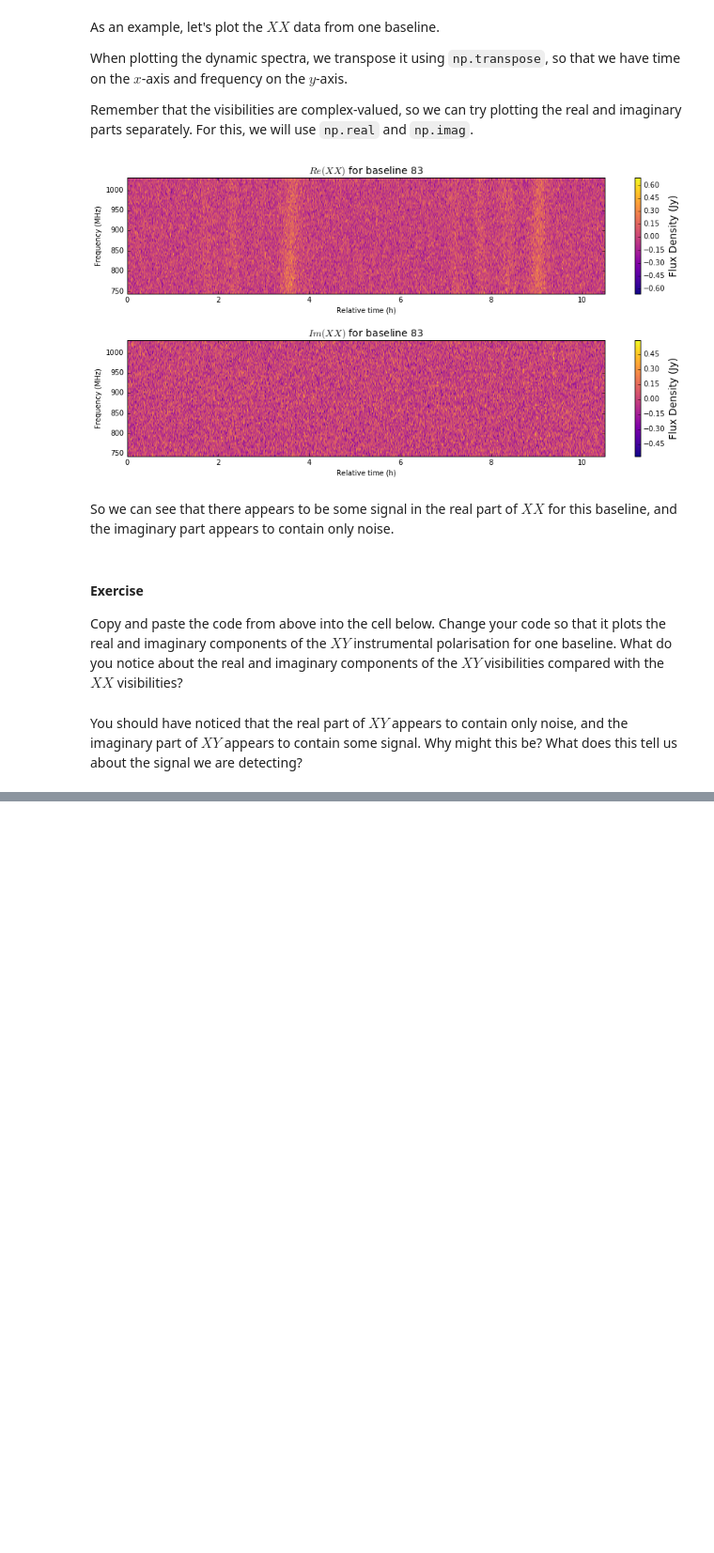
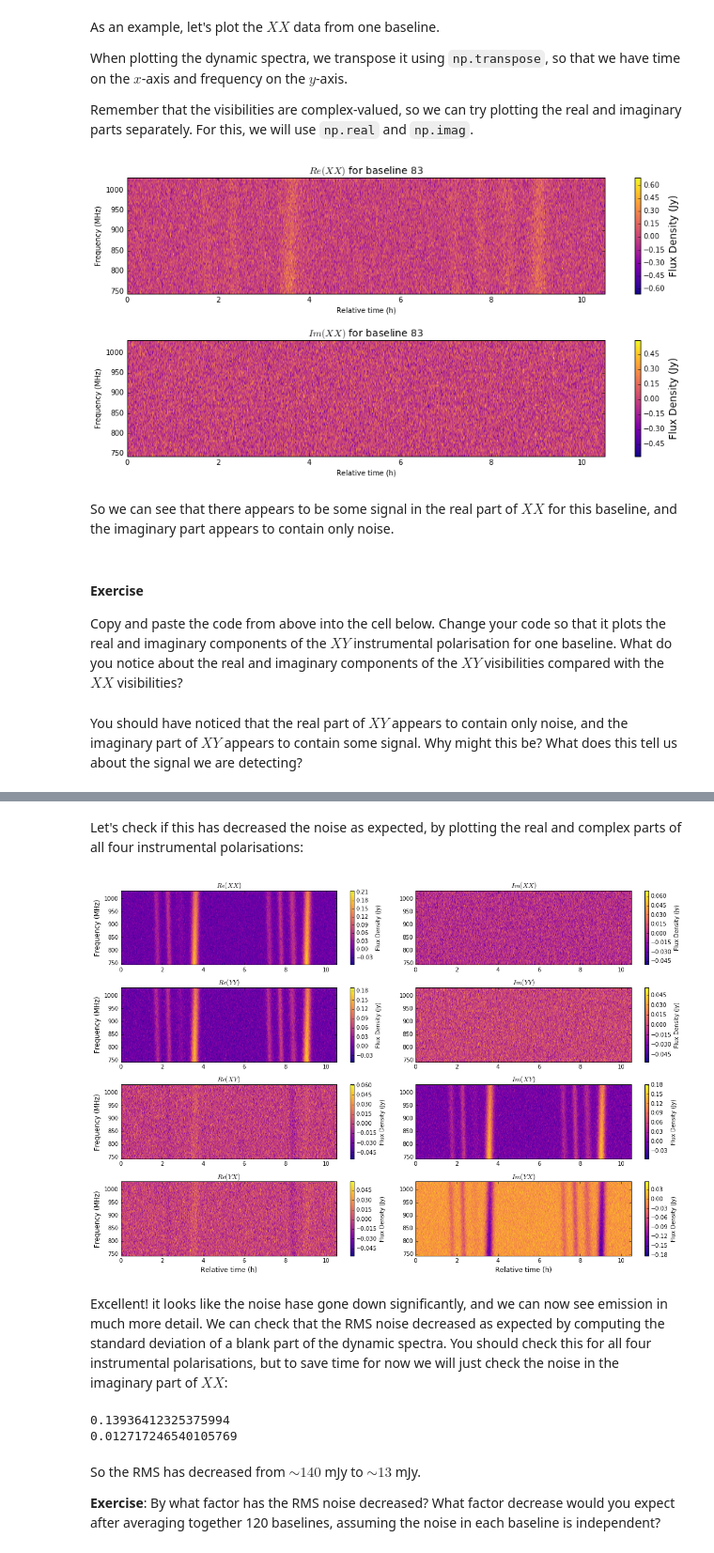
Before and after one commit to LBJ-Wade/SKA_school, a Jupyter notebook: dynamic_spectrum_tutorial.ipynb, the cells around one changed output, grey strips where cells are left out. Shown at 94% size. Saved outputs shown, nothing was run; the diff lists cells and outputs as text; code cells hidden in the pictures; blank space fills up the shorter version.

```diff
--- a/dynamic_spectrum_tutorial.ipynb
+++ b/dynamic_spectrum_tutorial.ipynb
@@ -108,22 +109,23 @@ When plotting the dynamic spectra, we transpose it using `np.transpose`, so that
 Remember that the visibilities are complex-valued, so we can try plotting the real and imaginary parts separately. For this, we will use `np.real` and `np.imag`.
 # %%
 #first, initialise a figure with two subplots:
-fig, (ax1, ax2) = plt.subplots(2, #two rows
-                               1, #one column
-                              figsize = (15, 7))
+fig, (ax1, ax2) = plt.subplots(2, #two rows of axes
+                               1, #one column of axes
+                              figsize = (15, 7) # a nice big figure
+                              )
 
-#choose a baseline number:
+#choose any baseline number:
 baseline = 83
 
 #get the XX dynamic spectrum for this baseline:
-XX_test = XX_baseline[:, :, baseline]
+XX_test = XX_baseline[:, :, baseline] # The colon ":" selects all indices for that axis
 
 #now we plot the real and imaginary parts using pyplot's imshow function
 re = ax1.imshow(np.transpose(np.real(XX_test)),
           aspect = 'auto', #make the aspect ratio sensible
           origin = 'lower', #put the origin in the lower left corner
           extent = [time[0], time[-1], freq[0], freq[-1]], #set the axis values
-          cmap = 'plasma' #use an attractive colormap
+          cmap = 'plasma' #Feel free to experiment with different colormaps e.g. viridis, magma, Blues
           )
 #create a color-bar and set its label
 fig.colorbar(re, ax = ax1).set_label('Flux Density (Jy)', fontsize = 14)
@@ -163,0 +173,66 @@ You should have noticed that the real part of $XY$ appears to contain only noise
+# %%
+XX = #complete this line
+YY = #complete this line
+XY = #complete this line
+YX = #complete this line
+# %% [markdown]
+Let's check if this has decreased the noise as expected, by plotting the real and complex parts of all four instrumental polarisations:
+# %%
+#a function to plot our dynamic spectra
+def plot_ds(fig, ax, data, time = time, freq = freq):
+
+    ds = ax.imshow(np.transpose(data),
+                    aspect = 'auto', #make the aspect ratio sensible
+                    origin = 'lower', #put the origin in the lower left corner
+                    extent = [time[0], time[-1], freq[0], freq[-1]], #set the axis values
+                    cmap = 'plasma' #use an attractive colormap.
+                  )
+    #create a color-bar and set its label
+    fig.colorbar(ds, ax = ax).set_label('Flux Density (Jy)', fontsize = 10)
+
+    return ds
+
+fig, axes = plt.subplots(4, #4 rows of axes
+                               2, #2 columns of axes
+                              figsize = (15, 10) # a nice big figure
+                              )
+
+#set up an array of labels for the axes
+labels = np.array([ [r'$Re(XX)$', r'$Im(XX)$'],
+                    [r'$Re(YY)$', r'$Im(YY)$'],
+                    [r'$Re(XY)$', r'$Im(XY)$'],
+                    [r'$Re(YX)$', r'$Im(YX)$'] ]
+                 )
+
+for i, ipol in enumerate([XX, YY, XY, YX]):
+    for j, part in enumerate([np.real(ipol), np.imag(ipol)]):
+        ds = plot_ds(fig, axes[i, j], part, time = time, freq = freq)
+        axes[i,j].set_title(labels[i,j], fontsize = 12) #set title
+
+
+#set the axis labels where appropriate
+for ax in axes[:, 0]:
+    ax.set_ylabel('Frequency (MHz)', fontsize = 12)
+for ax in axes[-1, :]:
+    ax.set_xlabel('Relative time (h)', fontsize = 12)
+
+fig.tight_layout()
+# %% [output]
+[figure, added]
+# %% [markdown]
+Excellent! it looks like the noise hase gone down significantly, and we can now see emission in much more detail. We can check that the RMS noise decreased as expected by computing the standard deviation of a blank part of the dynamic spectra. You should check this for all four instrumental polarisations, but to save time for now we will just check the noise in the imaginary part of $XX$:
+# %%
+#RMS noise in one example baseline before averaging together:
+rms_baseline = np.std(np.imag(XX_baseline[:, :, baseline]))
+rms_avg = np.std(np.imag(XX))
+
+print(rms_baseline)
+print(rms_avg)
+# %% [output]
+0.13936412325375994
+0.012717246540105769
+# %% [markdown]
+So the RMS has decreased from $\sim 140$ mJy to $\sim 13$ mJy.
+
+__Exercise__:
+By what factor has the RMS noise decreased? What factor decrease would you expect after averaging together 120 baselines, assuming the noise in each baseline is independent?
```
Also changed, not shown: parts of 31 cells of this notebook.
